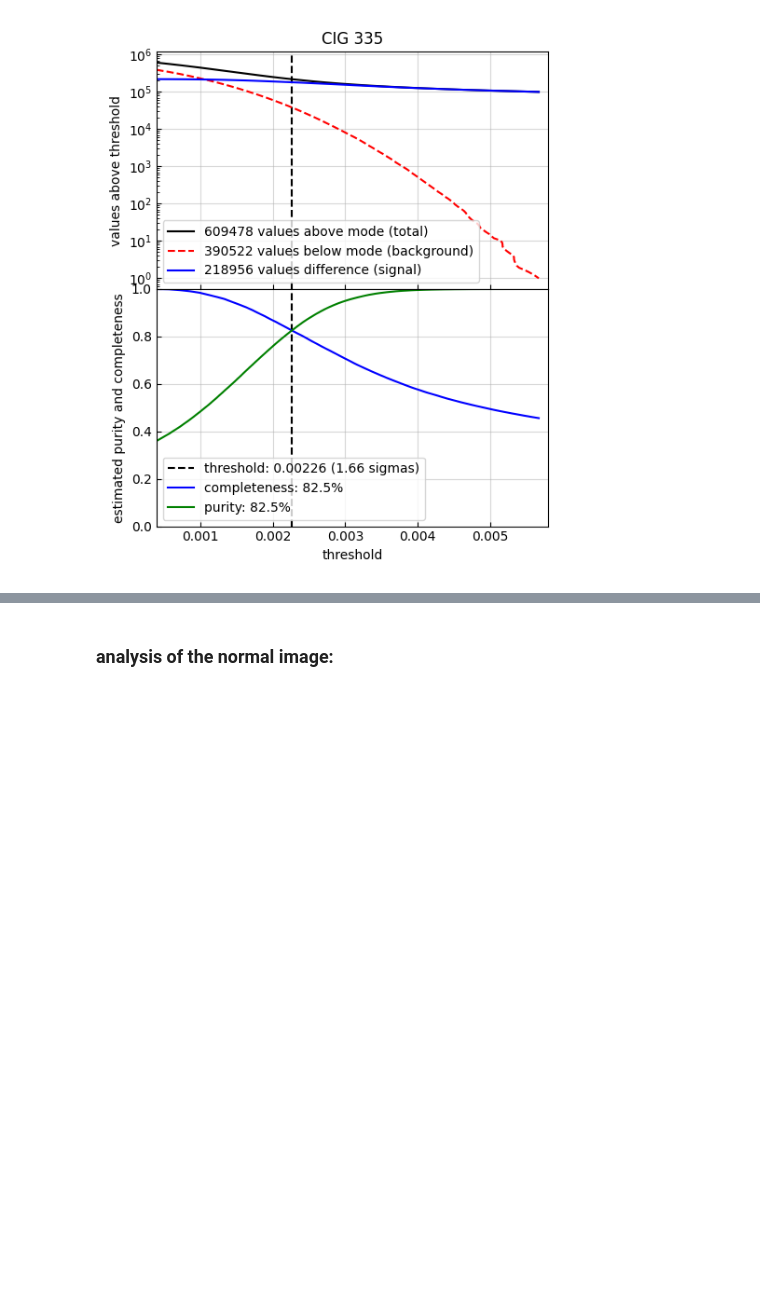
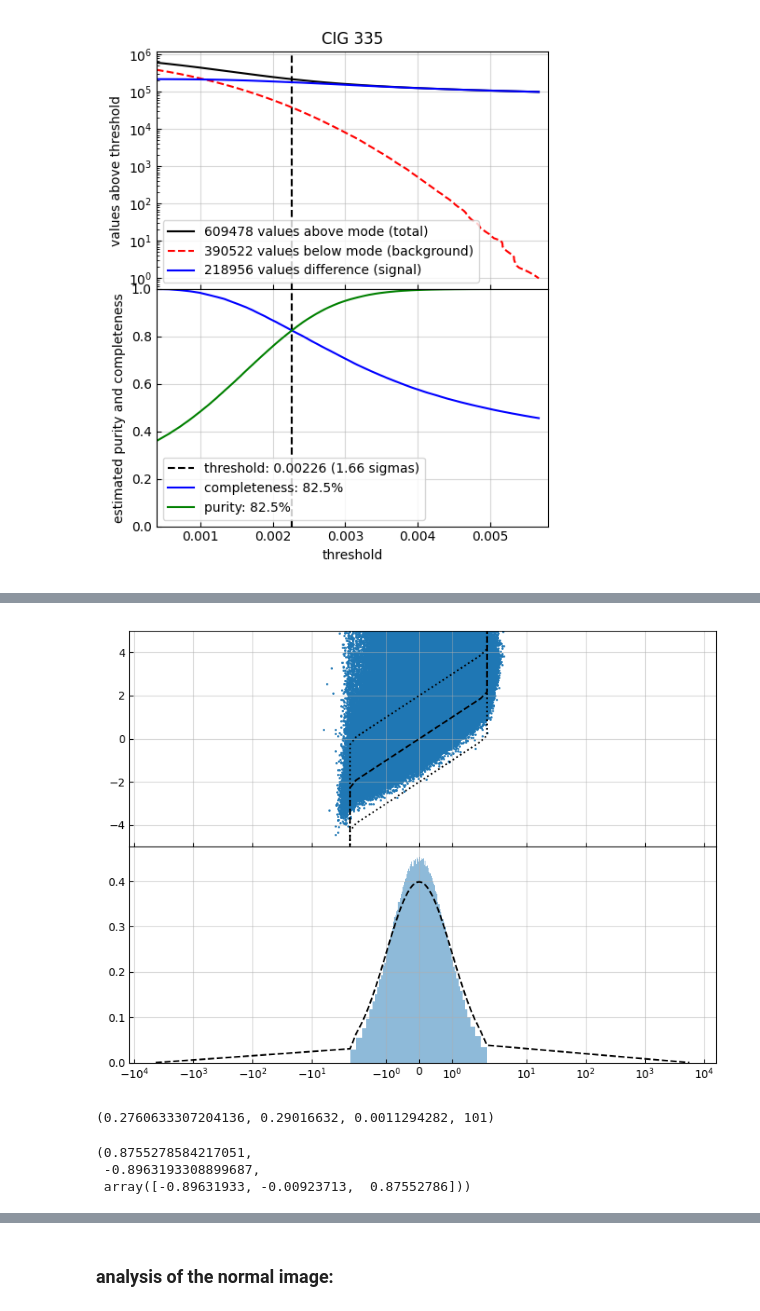
Before and after one commit to paranoya/image-processing, a Jupyter notebook: HOT.ipynb, the cells around one changed output, grey strips where cells are left out. Drawn from its saved outputs; the diff is of its cells as text; code cells hidden in the pictures; blank space fills up the shorter version.

```diff
--- a/HOT.ipynb
+++ b/HOT.ipynb
@@ -368,3 +440,45 @@ if plots and data_dimensionality == 3:
+# %%
+if plots:
+    plt.close('noise')
+    fig = plt.figure('noise', figsize=(8, 6))
+    ax = fig.subplots(nrows=2, ncols=1, squeeze=False,
+                      sharex=True, sharey=False,
+                      gridspec_kw={'hspace': 0, 'wspace': 0}
+                     )
+
+    for axis in ax.flatten():
+        axis.tick_params(which='both', direction='in')
+        axis.grid(alpha=.5)
+    fig.set_tight_layout(True)
+
+    expected_std = np.sqrt(1 + 1/2/data_dimensionality) * data.bg_std
+    x = (data.flat - filtered_data.ravel()) /expected_std
+    ax[0, 0].scatter(x, data.flat/data.bg_std, s=1)
+    bins = np.percentile(x, np.linspace(0, 100, 101))
+    ax[0, 0].plot(bins, bins, 'k--')
+    ax[0, 0].plot(bins, bins+2, 'k:')
+    ax[0, 0].plot(bins, bins-2, 'k:')
+    ax[0, 0].set_ylim(-5, 5)
+
+    ax[1, 0].hist(x, bins=bins, density=True, alpha=.5)
+    ax[1, 0].plot(bins, np.exp(-.5*bins**2)/np.sqrt(2*np.pi), 'k--')
+
+
+    ax[-1, 0].set_xscale('symlog')
+
+    plt.show()
+# %% [output]
+[figure, added]
+# %%
+np.std(filtered_data), np.std(data.flat), data.bg_std, bins.size
+# %% [output]
+(0.2760633307204136, 0.29016632, 0.0011294282, 101)
+# %%
+bins[bins.size*84//100], bins[bins.size*16//100], np.percentile(x, [16, 50, 84])
+# %% [output]
+(0.8755278584217051,
+ -0.8963193308899687,
+ array([-0.89631933, -0.00923713,  0.87552786]))
 # %% [markdown]
 ## 3. Hierarchical Overdensity Tree (HOT)
 
```
Also changed, not shown: parts of 38 cells of this notebook.
